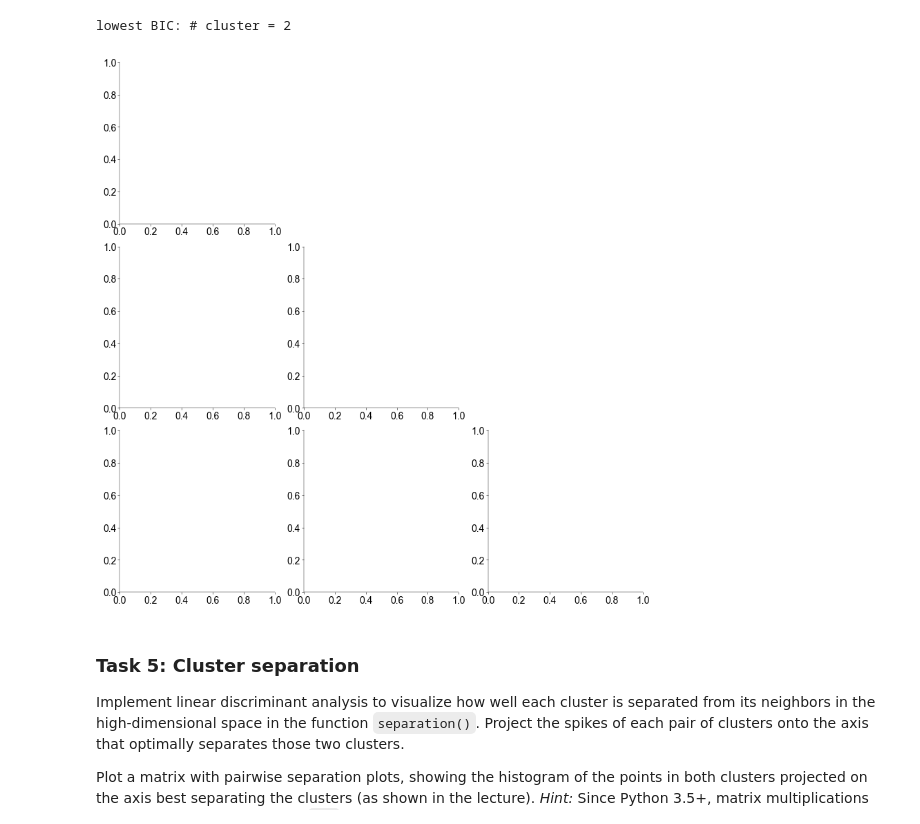
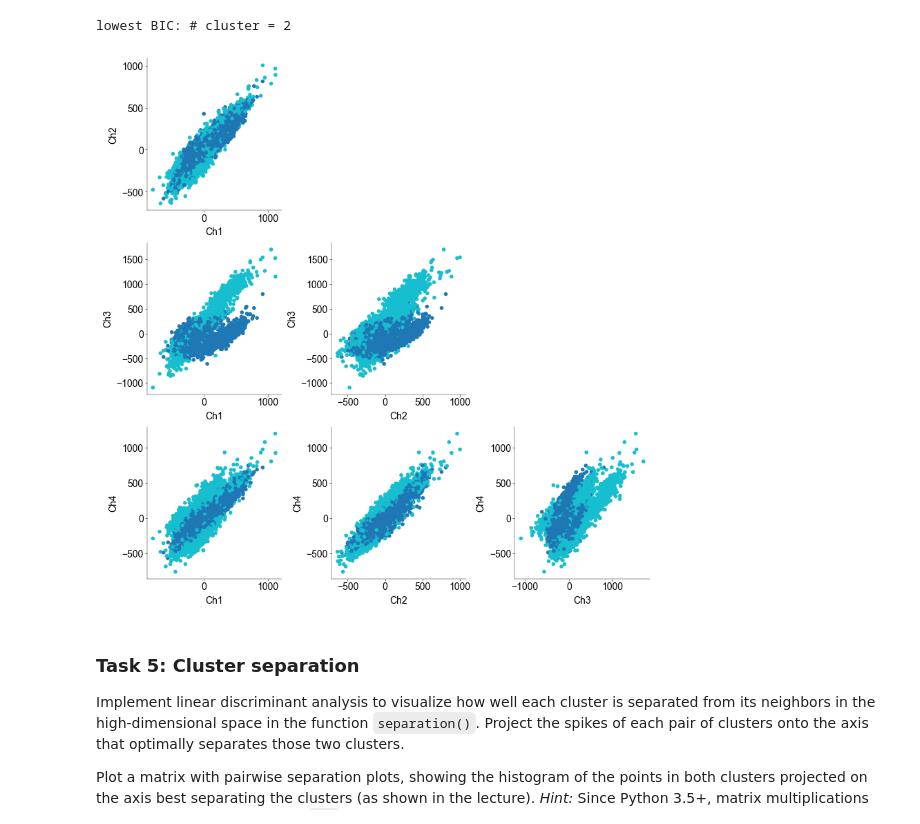
Before and after one commit to H-Kugler/neural-data-science, a Jupyter notebook: notebooks/CodingLab2.ipynb, the cells around one changed output. Drawn from its saved outputs; the diff is of its cells as text; code cells hidden in the pictures.

Commit message:
plots ex 4

```diff
--- a/notebooks/CodingLab2.ipynb
+++ b/notebooks/CodingLab2.ipynb
@@ -461,23 +457,35 @@ random_seed, kk = np.where(BIC == BIC.min())
 random_seed = random_seed[0]
 kk = kk[0]
 print(f"lowest BIC: # cluster = {K[kk]}")
-# a, m, S, p = fit_mog(b, K[kk], random_seed=random_seed)
+a, m, S, p = fit_mog(b, K[kk], random_seed=random_seed)
 # %% [output]
 lowest BIC: # cluster = 2
 # %%
 # -------------------------------------------------------------------------------------
 # Create scatterplots of the first PCs under the best model for all 4 channels. (2 pts)
 # -------------------------------------------------------------------------------------
 
 
 mosaic = [
     ["Ch2 vs Ch1", ".", "."],
     ["Ch3 vs Ch1", "Ch3 vs Ch2", "."],
     ["Ch4 vs Ch1", "Ch4 vs Ch2", "Ch4 vs Ch3"],
 ]
 fig, ax = plt.subplot_mosaic(mosaic=mosaic, figsize=(8, 8), layout="constrained")
+
+# indices of the 1st PC in `b`
+i = {"Ch1": 0, "Ch2": 3, "Ch3": 6, "Ch4": 9}
+
+for m in np.ravel(mosaic):
+    if m == ".":
+        continue
+    y, x = m.split(" vs ")
+    ax[m].scatter(b[:, i[x]], b[:, i[y]], c=a)
+    ax[m].set_xlabel(x)
+    ax[m].set_ylabel(y)
+plt.show()
 # %% [output]
-[figure, old version]
+[figure, new version]
 # %% [markdown]
 ### Task 5: Cluster separation
 
```
Also changed, not shown: parts of 2 cells of this notebook.
